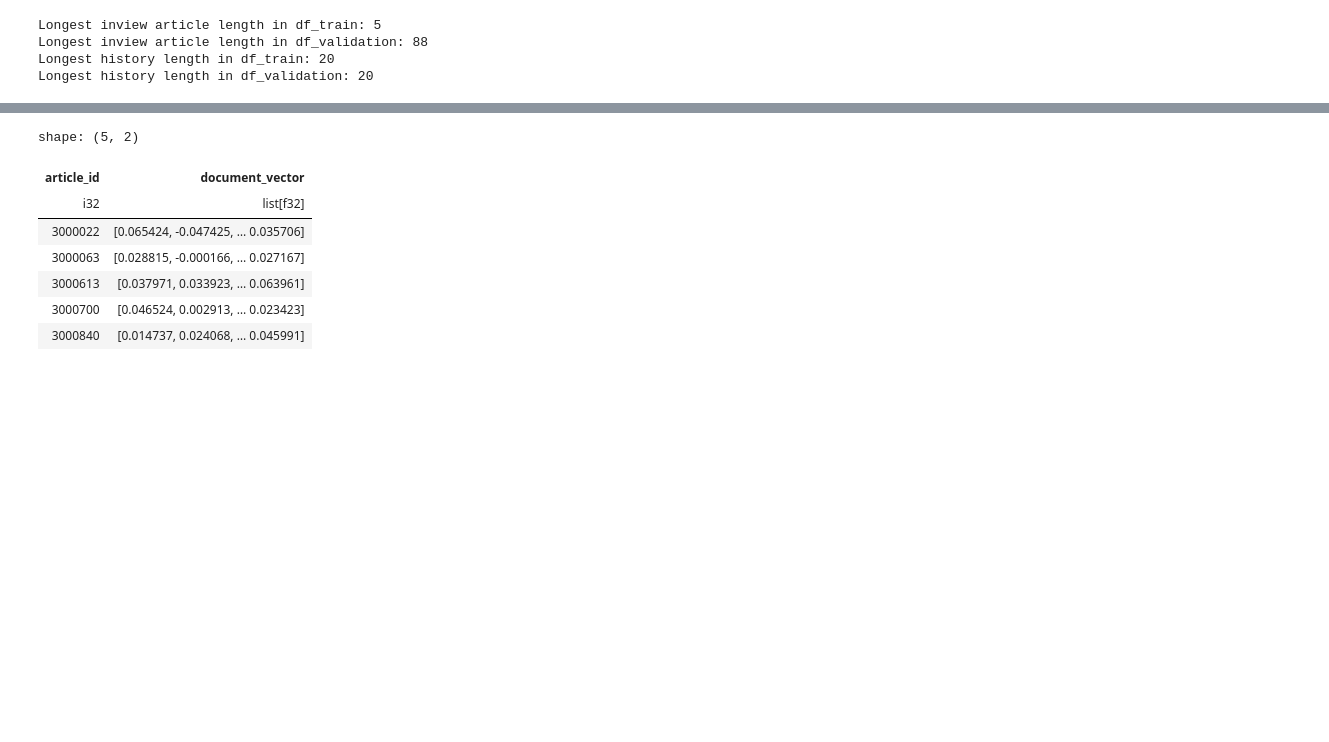
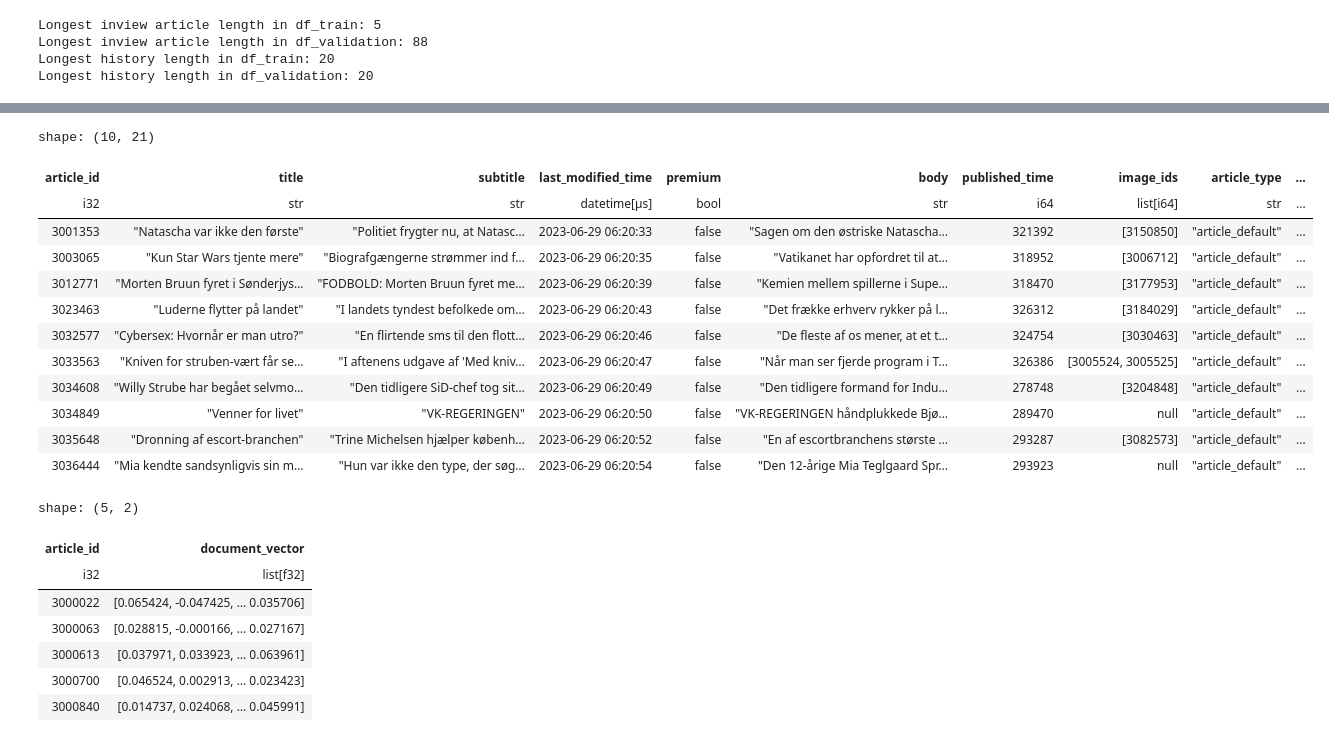
Before and after one commit to Gustavclausen1804/Deeplearning-RecSys-Challenge-2024, a Jupyter notebook: docvec.ipynb, the cells around one changed output, grey strips where cells are left out. Cells and saved outputs as stored; diff of their text form; code cells hidden in the pictures; blank space fills up the shorter version.

```diff
--- a/docvec.ipynb
+++ b/docvec.ipynb
@@ -244,6 +286,32 @@ shape: (10, 21)
 | 3034849 | "Venner for livet" | "VK-REGERINGEN" | 2023-06-29 06:20:50 | false | "VK-REGERINGEN håndplukkede Bjø… | 2003-01-09 06:00:00 | null | "article_default" | ... |
 | 3035648 | "Dronning af escort-branchen" | "Trine Michelsen hjælper københ… | 2023-06-29 06:20:52 | false | "En af escortbranchens største … | 2003-06-17 07:10:00 | [3082573] | "article_default" | ... |
 | 3036444 | "Mia kendte sandsynligvis sin m… | "Hun var ikke den type, der søg… | 2023-06-29 06:20:54 | false | "Den 12-årige Mia Teglgaard Spr… | 2003-07-13 19:50:00 | null | "article_default" | ... |
+# %%
+df_articles = df_articles.with_columns([
+    (
+        pl.col(DEFAULT_ARTICLE_PUBLISHED_TIMESTAMP_COL)
+        .cast(pl.Datetime)                   # Step 3: Cast to Datetime
+        .dt.epoch(time_unit='s')            # Step 4: Convert to Epoch Seconds
+        / 3600                               # Step 5: Convert Seconds to Hours
+    ).cast(pl.Int64)                         # Step 6: Cast to Integer
+    .alias(DEFAULT_ARTICLE_PUBLISHED_TIMESTAMP_COL)  # Step 7: Alias the Column
+])
+# %%
+df_articles.head(10)
+# %% [output]
+shape: (10, 21)
+| article_id | title | subtitle | last_modified_time | premium | body | published_time | image_ids | article_type | ... |
+| i32 | str | str | datetime[μs] | bool | str | i64 | list[i64] | str | ... |
+| 3001353 | "Natascha var ikke den første" | "Politiet frygter nu, at Natasc… | 2023-06-29 06:20:33 | false | "Sagen om den østriske Natascha… | 321392 | [3150850] | "article_default" | ... |
+| 3003065 | "Kun Star Wars tjente mere" | "Biografgængerne strømmer ind f… | 2023-06-29 06:20:35 | false | "Vatikanet har opfordret til at… | 318952 | [3006712] | "article_default" | ... |
+| 3012771 | "Morten Bruun fyret i Sønderjys… | "FODBOLD: Morten Bruun fyret me… | 2023-06-29 06:20:39 | false | "Kemien mellem spillerne i Supe… | 318470 | [3177953] | "article_default" | ... |
+| 3023463 | "Luderne flytter på landet" | "I landets tyndest befolkede om… | 2023-06-29 06:20:43 | false | "Det frække erhverv rykker på l… | 326312 | [3184029] | "article_default" | ... |
+| 3032577 | "Cybersex: Hvornår er man utro?" | "En flirtende sms til den flott… | 2023-06-29 06:20:46 | false | "De fleste af os mener, at et t… | 324754 | [3030463] | "article_default" | ... |
+| 3033563 | "Kniven for struben-vært får se… | "I aftenens udgave af 'Med kniv… | 2023-06-29 06:20:47 | false | "Når man ser fjerde program i T… | 326386 | [3005524, 3005525] | "article_default" | ... |
+| 3034608 | "Willy Strube har begået selvmo… | "Den tidligere SiD-chef tog sit… | 2023-06-29 06:20:49 | false | "Den tidligere formand for Indu… | 278748 | [3204848] | "article_default" | ... |
+| 3034849 | "Venner for livet" | "VK-REGERINGEN" | 2023-06-29 06:20:50 | false | "VK-REGERINGEN håndplukkede Bjø… | 289470 | null | "article_default" | ... |
+| 3035648 | "Dronning af escort-branchen" | "Trine Michelsen hjælper københ… | 2023-06-29 06:20:52 | false | "En af escortbranchens største … | 293287 | [3082573] | "article_default" | ... |
+| 3036444 | "Mia kendte sandsynligvis sin m… | "Hun var ikke den type, der søg… | 2023-06-29 06:20:54 | false | "Den 12-årige Mia Teglgaard Spr… | 293923 | null | "article_default" | ... |
 # %%
 DOCVEC = True
 # %%
```
Also changed, not shown: parts of 41 cells of this notebook, 7 other files.
